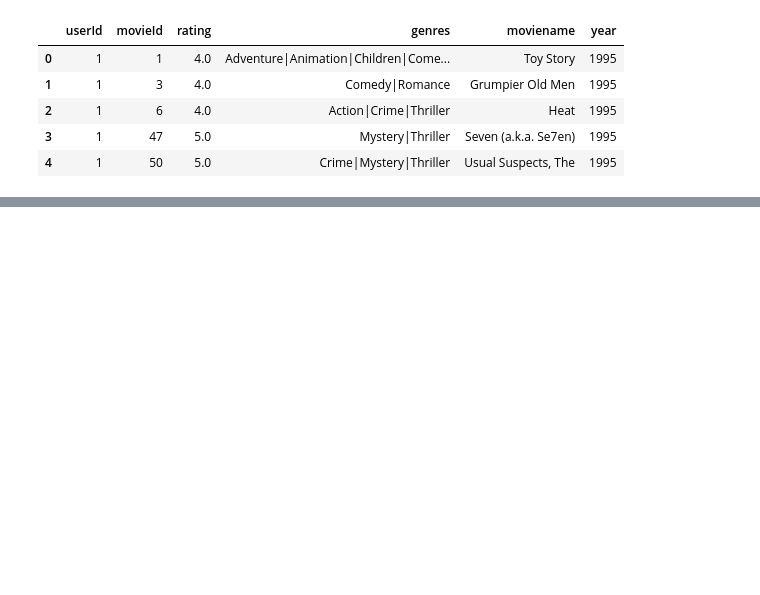
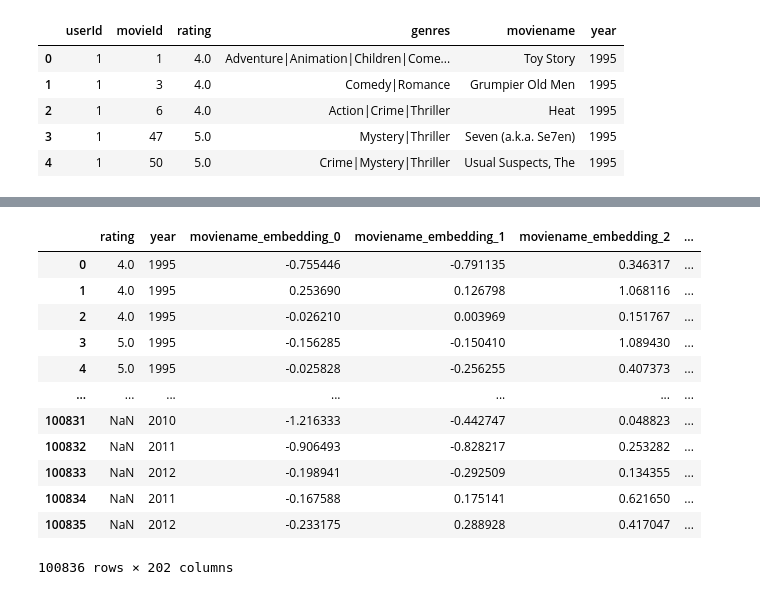
Before and after one commit to stephanieajah/6100finalproject, a Jupyter notebook: Movie ratings.ipynb, the cells around one changed output, grey strips where cells are left out. Cells and saved outputs as stored; diff of their text form; code cells hidden in the pictures; blank space fills up the shorter version.

Commit message:
model one done

```diff
--- a/Movie ratings.ipynb
+++ b/Movie ratings.ipynb
@@ -42,8 +44,11 @@ full_df
 | 100835 | 610 | 98809 | NaN | 1493846747 |
 100836 rows × 4 columns
 # %%
-movies_df['moviename'] = movies_df['title'].str.extract(r'^(.*)\s\((\d{4})\)$')[0]
-movies_df['year'] = movies_df['title'].str.extract(r'\((\d{4})\)')
+# Extract the movie name
+movies_df['moviename'] = movies_df['title'].str.extract(r'^(.*?)(?:\s\((\d{4}(?:–\d{4})?)\))?$')[0]
+
+# Extract the first year (only the first four digits if a range exists)
+movies_df['year'] = movies_df['title'].str.extract(r'\((\d{4})')[0]
 movies_df.head()
 # %% [output]
 |  | movieId | title | genres | moviename | year |
@@ -54,0 +91,6 @@ movies_df.head()
+# %%
+# Replace missing years using the dictionary
+movies_df['year'] = movies_df['moviename'].map(movie_dict).fillna(movies_df['year'])
+
+# Convert Year to integers (replace NaN first, if necessary)
+movies_df['year'] = movies_df['year'].astype(int)
@@ -100 +142,43 @@ merged_df_encoded.head()
+# %%
+# Word2Vec for moviename
+merged_df['moviename_tokens'] = merged_df['moviename'].str.lower().str.split()
+merged_df['genres_tokens'] = merged_df['genres'].str.lower().str.split()
+sentences = merged_df['moviename_tokens'].tolist() + merged_df['genres_tokens'].tolist()
+model = Word2Vec(sentences, vector_size=100, window=5, min_count=1, workers=4)
+
+# Aggregate embeddings for each record
+def aggregate_embeddings(tokens, model):
+    vectors = [model.wv[word] for word in tokens if word in model.wv]
+    if vectors:  # Check if the list is not empty
+        return np.mean(vectors, axis=0)  # Aggregate using mean
+    else:
+        return np.zeros(model.vector_size)  # Handle cases where no tokens are in the model
+
+merged_df['moviename_embedding'] = merged_df['moviename_tokens'].apply(lambda tokens: aggregate_embeddings(tokens, model))
+merged_df['genres_embedding'] = merged_df['genres_tokens'].apply(lambda tokens: aggregate_embeddings(tokens, model))
+
+# Convert embeddings to separate DataFrame
+embedding_columns = ['embedding_' + str(i) for i in range(model.vector_size)]
+moviename_embeddings_df = pd.DataFrame(merged_df['moviename_embedding'].tolist(), columns=['moviename_' + col for col in embedding_columns])
+genres_embeddings_df = pd.DataFrame(merged_df['genres_embedding'].tolist(), columns=['genres_' + col for col in embedding_columns])
+
+# Combine embeddings with original numerical columns
+combined_df = pd.concat([merged_df[['rating', 'year']], moviename_embeddings_df, genres_embeddings_df], axis=1)
+
+
+display(combined_df)
+# %% [output]
+|  | rating | year | moviename_embedding_0 | moviename_embedding_1 | moviename_embedding_2 | ... |
+| 0 | 4.0 | 1995 | -0.755446 | -0.791135 | 0.346317 | ... |
+| 1 | 4.0 | 1995 | 0.253690 | 0.126798 | 1.068116 | ... |
+| 2 | 4.0 | 1995 | -0.026210 | 0.003969 | 0.151767 | ... |
+| 3 | 5.0 | 1995 | -0.156285 | -0.150410 | 1.089430 | ... |
+| 4 | 5.0 | 1995 | -0.025828 | -0.256255 | 0.407373 | ... |
+| ... | ... | ... | ... | ... | ... | ... |
+| 100831 | NaN | 2010 | -1.216333 | -0.442747 | 0.048823 | ... |
+| 100832 | NaN | 2011 | -0.906493 | -0.828217 | 0.253282 | ... |
+| 100833 | NaN | 2012 | -0.198941 | -0.292509 | 0.134355 | ... |
+| 100834 | NaN | 2011 | -0.167588 | 0.175141 | 0.621650 | ... |
+| 100835 | NaN | 2012 | -0.233175 | 0.288928 | 0.417047 | ... |
+100836 rows × 202 columns
 # %%
```
Also changed, not shown: parts of 18 cells of this notebook.
